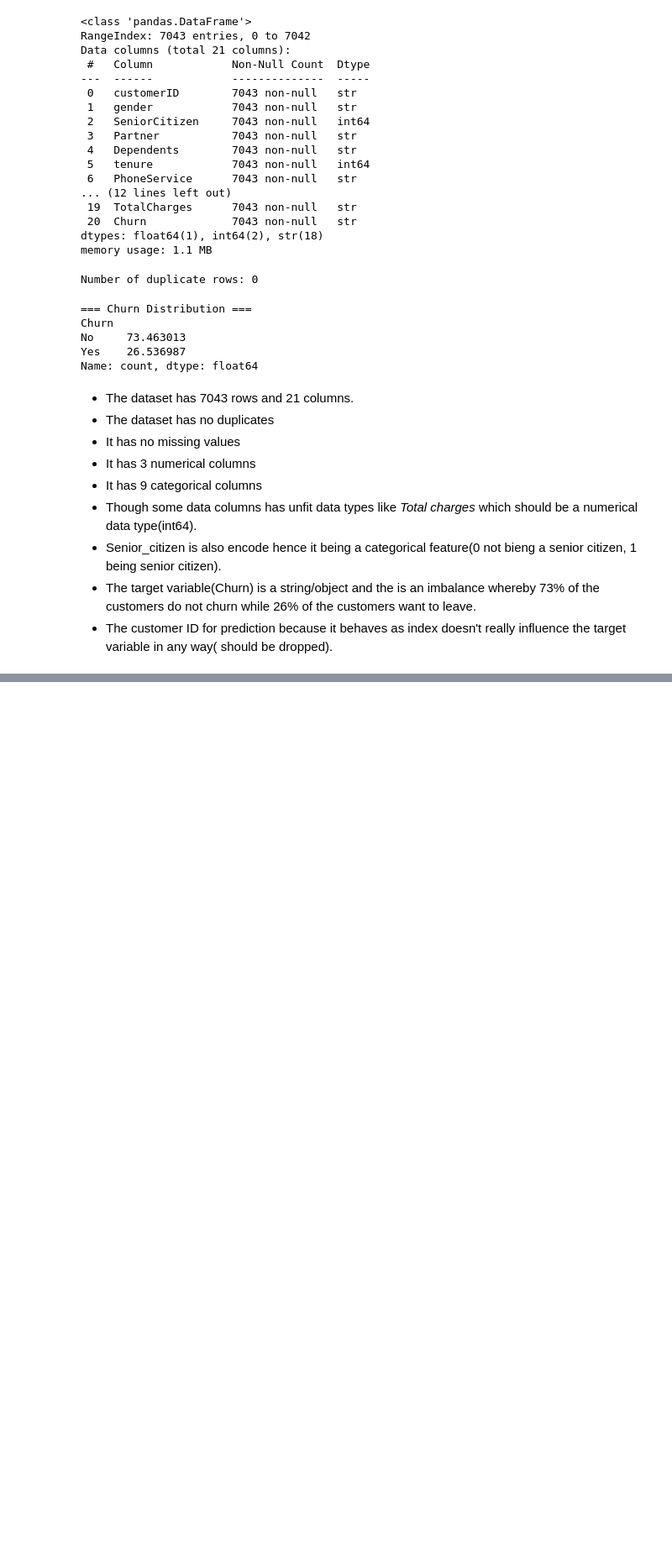
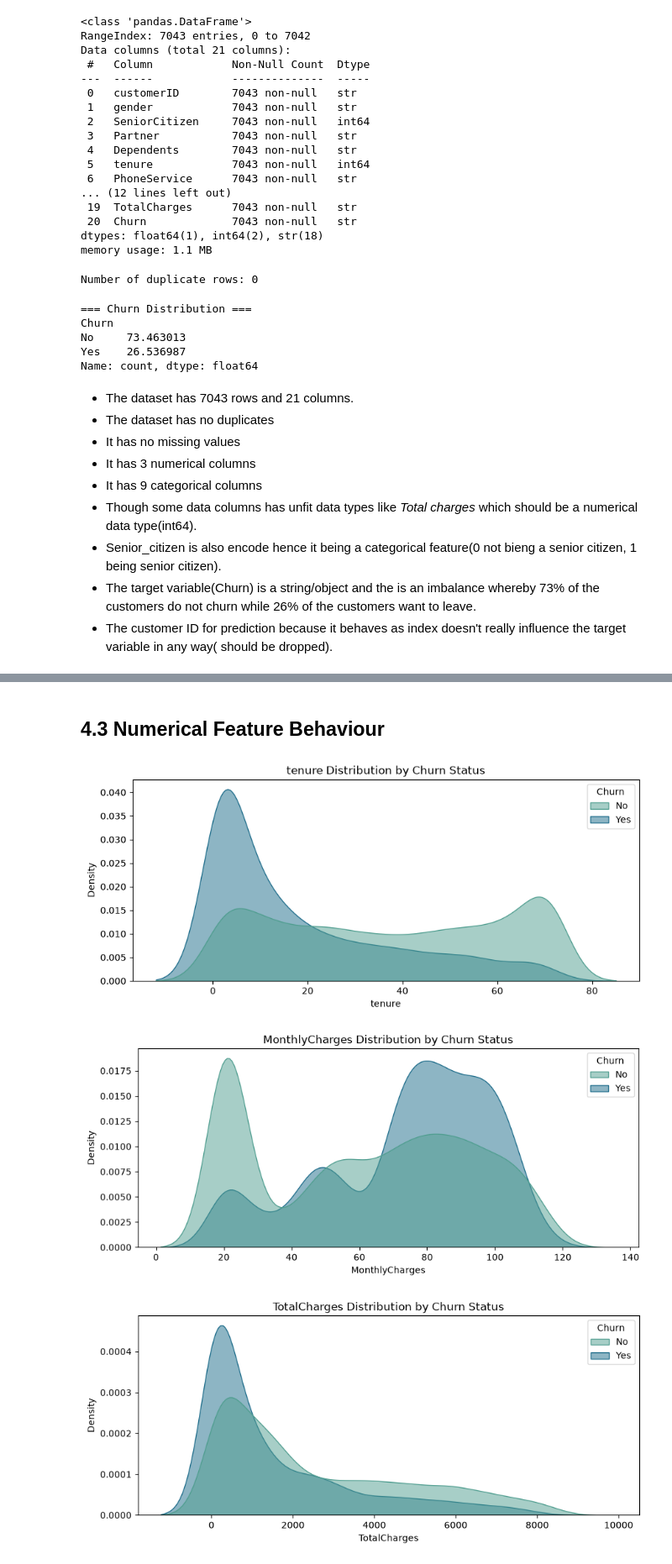
Before and after one commit to raymakoko/Customer-Churning-Prediction, a Jupyter notebook: notebook.ipynb, the cells around one changed output, grey strips where cells are left out. Shown at 84% size. Cells and saved outputs as stored; diff of their text form; code cells hidden in the pictures; blank space fills up the shorter version.

```diff
--- a/notebook.ipynb
+++ b/notebook.ipynb
@@ -267 +316,22 @@ Name: Churn, dtype: int64
+# %% [markdown]
+## 4.3 Numerical Feature Behaviour
+# %%
+numerical_cols = df.select_dtypes(exclude='object').columns
+
+for col in numerical_cols:
+    plt.figure(figsize=(10,4))
+    sns.kdeplot(data=df,
+                x=col,
+                hue='Churn',
+                fill=True,
+                common_norm=False,
+                palette='crest',
+                alpha=0.5
+                )
+    plt.title(f'{col} Distribution by Churn Status')
+    plt.show()
+# %% [output]
+[figure, added]
+[figure, added]
+[figure, added]
 # %% [markdown]
```
Also changed, not shown: parts of 14 cells of this notebook.
